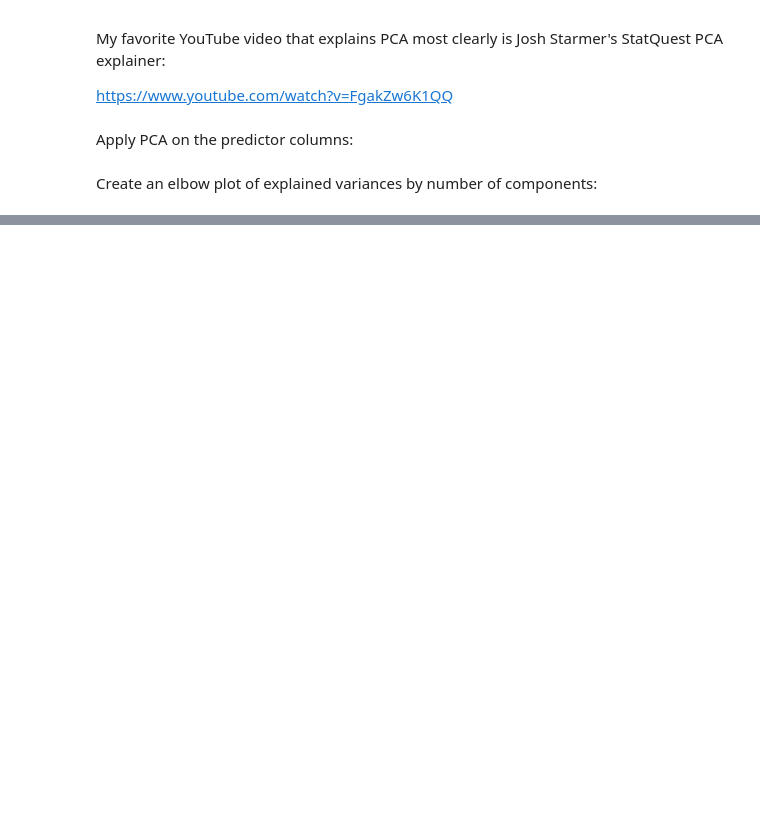
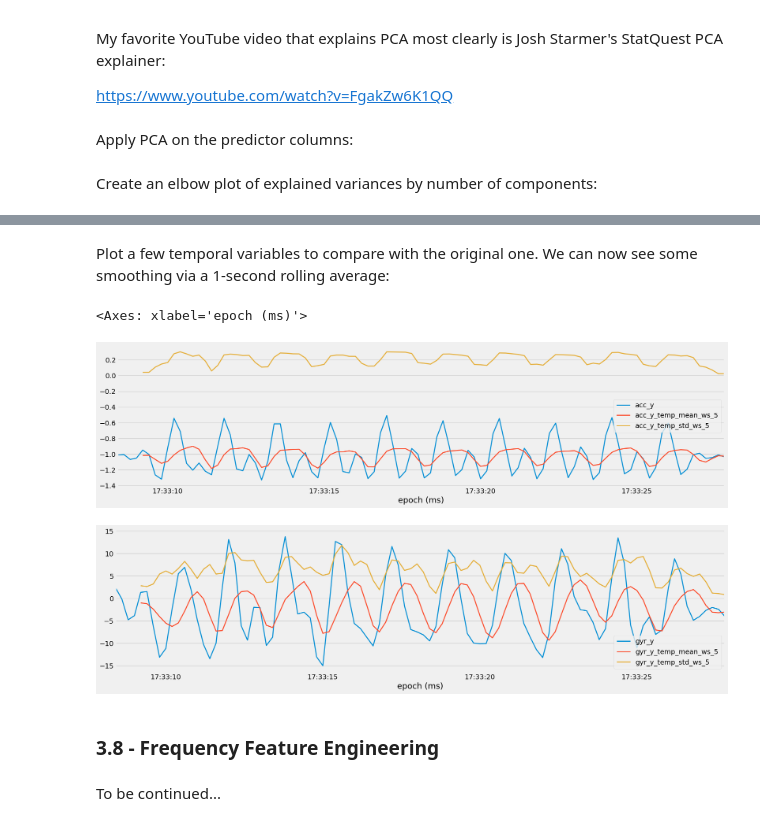
Before and after one commit to nkeblawi/nk-fitness-tracker, a Jupyter notebook: notebooks/nk-fitness-tracker-p3-feature-engineering.ipynb, the cells around one changed output, grey strips where cells are left out. Cells and saved outputs as stored; diff of their text form; code cells hidden in the pictures; blank space fills up the shorter version.

```diff
--- a/notebooks/nk-fitness-tracker-p3-feature-engineering.ipynb
+++ b/notebooks/nk-fitness-tracker-p3-feature-engineering.ipynb
@@ -167,0 +213,19 @@ vis.plot_pc_explained_variance(pc_values, predictor_columns)
+# %%
+# Load the necessary library
+from src.features.TemporalAbstraction import NumericalAbstraction
+
+# Make a copy of the dataframe from the previous cell where sum of squares were added
+df_temporal = df_squared.copy()
+
+# Create an instance of the NumericalAbstraction class
+NumAbs = NumericalAbstraction()
+# %%
+# Initialize an empty list of predictor columns
+pred_col_list = []
+
+# Add the original six predictor columns to the list
+pred_col_list = list(predictor_columns)
+
+# Plus the two scalars
+pred_col_list.append("acc_r")
+pred_col_list.append("gyr_r")
@@ -167,0 +234,2 @@ vis.plot_pc_explained_variance(pc_values, predictor_columns)
+# %%
+window_size = int(1000 / 200)  # One second
@@ -167,0 +238,9 @@ vis.plot_pc_explained_variance(pc_values, predictor_columns)
+# %%
+# Apply the temporal abstraction set by set
+df_temporal_list = []
+for s in df_temporal["set"].unique():
+    subset = df_temporal[df_temporal["set"] == s].copy()
+    for col in pred_col_list:
+        subset = NumAbs.abstract_numerical(subset, [col], window_size, "mean")
+        subset = NumAbs.abstract_numerical(subset, [col], window_size, "std")
+    df_temporal_list.append(subset)
@@ -167,0 +270,13 @@ vis.plot_pc_explained_variance(pc_values, predictor_columns)
+# %% [markdown]
+Plot a few temporal variables to compare with the original one. We can now see some smoothing via a 1-second rolling average:
+# %%
+subset[["acc_y", "acc_y_temp_mean_ws_5", "acc_y_temp_std_ws_5"]].plot()
+subset[["gyr_y", "gyr_y_temp_mean_ws_5", "gyr_y_temp_std_ws_5"]].plot()
+# %% [output]
+<Axes: xlabel='epoch (ms)'>
+[figure, added]
+[figure, added]
+# %% [markdown]
+### 3.8 - Frequency Feature Engineering
+# %% [markdown]
+To be continued...
```
Also changed, not shown: parts of 13 cells of this notebook, 2 other files.
